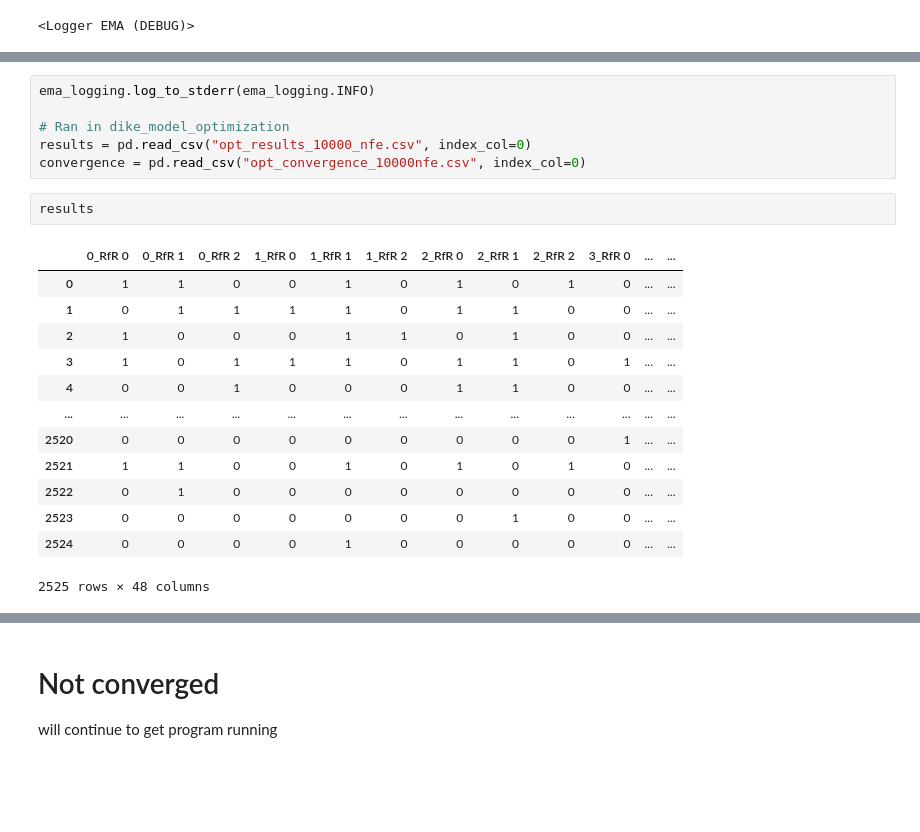
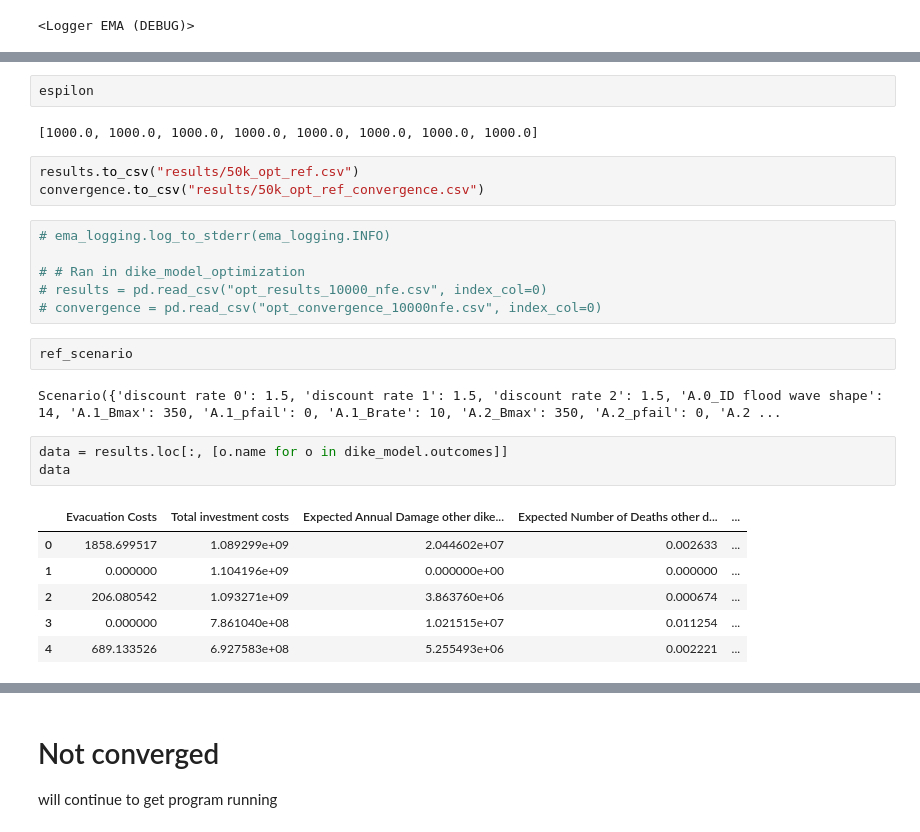
Before and after one commit to tamarvooijs/MBDM, a Jupyter notebook: final assignment/mordm laszlo.ipynb, the cells around one changed output, grey strips where cells are left out. Cells and saved outputs as stored; diff of their text form; blank space fills up the shorter version.

```diff
--- a/final assignment/mordm laszlo.ipynb
+++ b/final assignment/mordm laszlo.ipynb
@@ -22,25 +81,30 @@ dike_model, planning_steps = get_model_for_problem_formulation(6)
+# %%
+espilon
+# %% [output]
+[1000.0, 1000.0, 1000.0, 1000.0, 1000.0, 1000.0, 1000.0, 1000.0]
+# %%
+results.to_csv("results/50k_opt_ref.csv")
+convergence.to_csv("results/50k_opt_ref_convergence.csv")
 # %%
-ema_logging.log_to_stderr(ema_logging.INFO)
+# ema_logging.log_to_stderr(ema_logging.INFO)
 
-# Ran in dike_model_optimization
-results = pd.read_csv("opt_results_10000_nfe.csv", index_col=0)
-convergence = pd.read_csv("opt_convergence_10000nfe.csv", index_col=0)
+# # Ran in dike_model_optimization
+# results = pd.read_csv("opt_results_10000_nfe.csv", index_col=0)
+# convergence = pd.read_csv("opt_convergence_10000nfe.csv", index_col=0)
-# %%
-results
-# %% [output]
-|  | 0_RfR 0 | 0_RfR 1 | 0_RfR 2 | 1_RfR 0 | 1_RfR 1 | 1_RfR 2 | 2_RfR 0 | 2_RfR 1 | 2_RfR 2 | 3_RfR 0 | ... | ... |
-| 0 | 1 | 1 | 0 | 0 | 1 | 0 | 1 | 0 | 1 | 0 | ... | ... |
-| 1 | 0 | 1 | 1 | 1 | 1 | 0 | 1 | 1 | 0 | 0 | ... | ... |
-| 2 | 1 | 0 | 0 | 0 | 1 | 1 | 0 | 1 | 0 | 0 | ... | ... |
-| 3 | 1 | 0 | 1 | 1 | 1 | 0 | 1 | 1 | 0 | 1 | ... | ... |
-| 4 | 0 | 0 | 1 | 0 | 0 | 0 | 1 | 1 | 0 | 0 | ... | ... |
-| ... | ... | ... | ... | ... | ... | ... | ... | ... | ... | ... | ... | ... |
-| 2520 | 0 | 0 | 0 | 0 | 0 | 0 | 0 | 0 | 0 | 1 | ... | ... |
-| 2521 | 1 | 1 | 0 | 0 | 1 | 0 | 1 | 0 | 1 | 0 | ... | ... |
-| 2522 | 0 | 1 | 0 | 0 | 0 | 0 | 0 | 0 | 0 | 0 | ... | ... |
-| 2523 | 0 | 0 | 0 | 0 | 0 | 0 | 0 | 1 | 0 | 0 | ... | ... |
-| 2524 | 0 | 0 | 0 | 0 | 1 | 0 | 0 | 0 | 0 | 0 | ... | ... |
-2525 rows × 48 columns
+# %%
+ref_scenario
+# %% [output]
+Scenario({'discount rate 0': 1.5, 'discount rate 1': 1.5, 'discount rate 2': 1.5, 'A.0_ID flood wave shape': 14, 'A.1_Bmax': 350, 'A.1_pfail': 0, 'A.1_Brate': 10, 'A.2_Bmax': 350, 'A.2_pfail': 0, 'A.2 ...
+# %%
+data = results.loc[:, [o.name for o in dike_model.outcomes]]
+data
+# %% [output]
+|  | Evacuation Costs | Total investment costs | Expected Annual Damage other dike... | Expected Number of Deaths other d... | ... |
+| 0 | 1858.699517 | 1.089299e+09 | 2.044602e+07 | 0.002633 | ... |
+| 1 | 0.000000 | 1.104196e+09 | 0.000000e+00 | 0.000000 | ... |
+| 2 | 206.080542 | 1.093271e+09 | 3.863760e+06 | 0.000674 | ... |
+| 3 | 0.000000 | 7.861040e+08 | 1.021515e+07 | 0.011254 | ... |
+| 4 | 689.133526 | 6.927583e+08 | 5.255493e+06 | 0.002221 | ... |
 # %%
 fig, ax = plt.subplots(ncols=1, sharex=True, figsize=(8,4))
 ax.plot(convergence.nfe, convergence.epsilon_progress)
```
Also changed, not shown: parts of 9 cells of this notebook, 10 other files.
